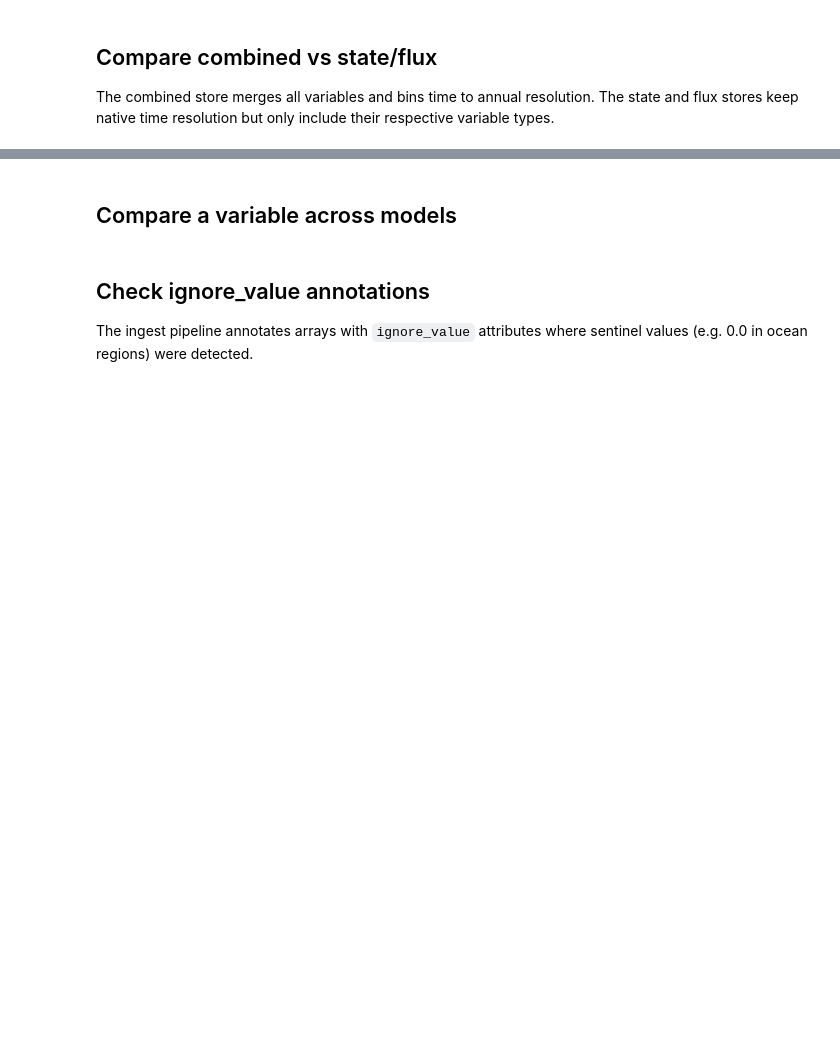
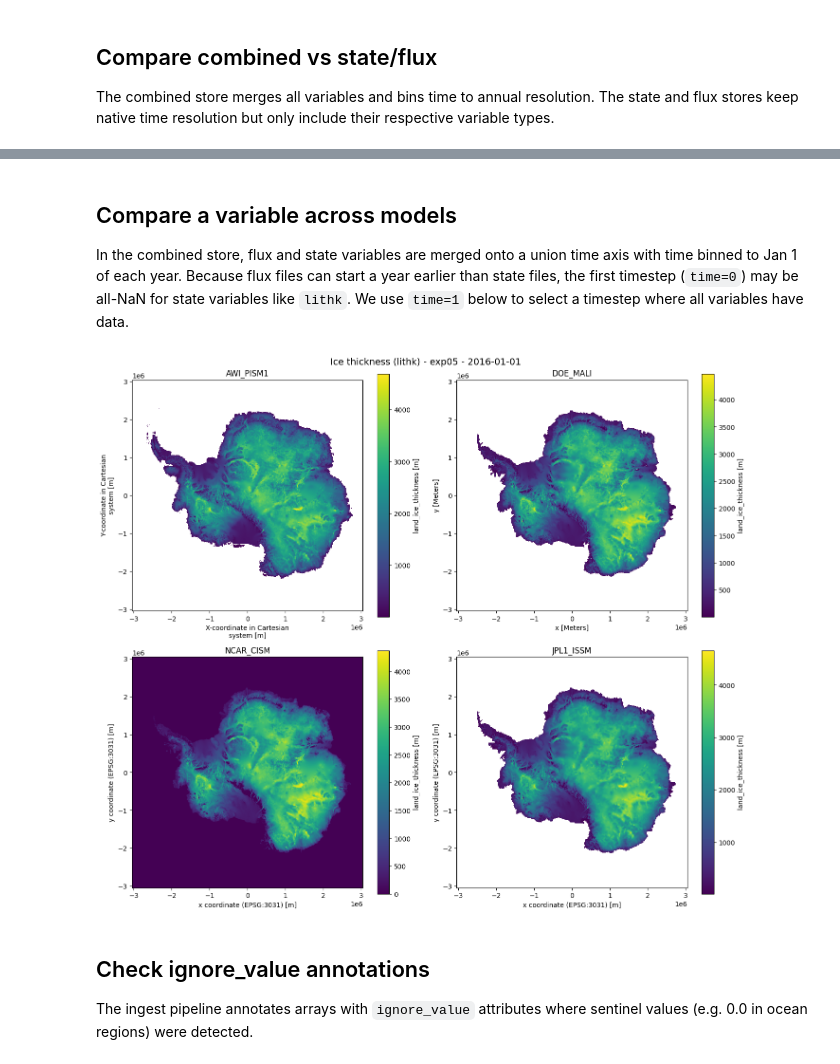
Before and after one commit to englacial/ismip-indexing, a Jupyter notebook: notebooks/open_icechunk_combined_vars.ipynb, the cells around one changed output, grey strips where cells are left out. Cells and saved outputs as stored; diff of their text form; code cells hidden in the pictures; blank space fills up the shorter version.

```diff
--- a/notebooks/open_icechunk_combined_vars.ipynb
+++ b/notebooks/open_icechunk_combined_vars.ipynb
@@ -72,19 +98,26 @@ for store_type in ["combined", "state", "flux"]:
 # %% [markdown]
 ## Compare a variable across models
+
+In the combined store, flux and state variables are merged onto a union time axis
+with time binned to Jan 1 of each year. Because flux files can start a year earlier
+than state files, the first timestep (`time=0`) may be all-NaN for state variables
+like `lithk`. We use `time=1` below to select a timestep where all variables have data.
 # %%
 # Compare ice thickness (lithk) across 4 models for exp05
-models = ["AWI_PISM1", "DOE_MALI", "NCAR_CISM", "PIK_PISM1"]
+models = ["AWI_PISM1", "DOE_MALI", "NCAR_CISM", "JPL1_ISSM"]
 exp = "exp05"
 
 fig, axes = plt.subplots(2, 2, figsize=(14, 12))
 for ax, model in zip(axes.flat, models):
     ds = xr.open_zarr(session.store, group=f"combined/{model}/{exp}", consolidated=False)
-    ds['lithk'].isel(time=0).plot(ax=ax, cmap='viridis', add_colorbar=True)
+    ds['lithk'].isel(time=1).plot(ax=ax, cmap='viridis', add_colorbar=True)
     ax.set_aspect('equal')
     ax.set_title(f"{model}")
 
-fig.suptitle(f"Ice thickness (lithk) - {exp} - first timestep", fontsize=14)
+fig.suptitle(f"Ice thickness (lithk) - {exp} - {str(ds.time.values[1])[:10]}", fontsize=14)
 plt.tight_layout()
+# %% [output]
+[figure, added]
 # %% [markdown]
 ## Check ignore_value annotations
 
```
Also changed, not shown: parts of 5 cells of this notebook, 1 other file.
